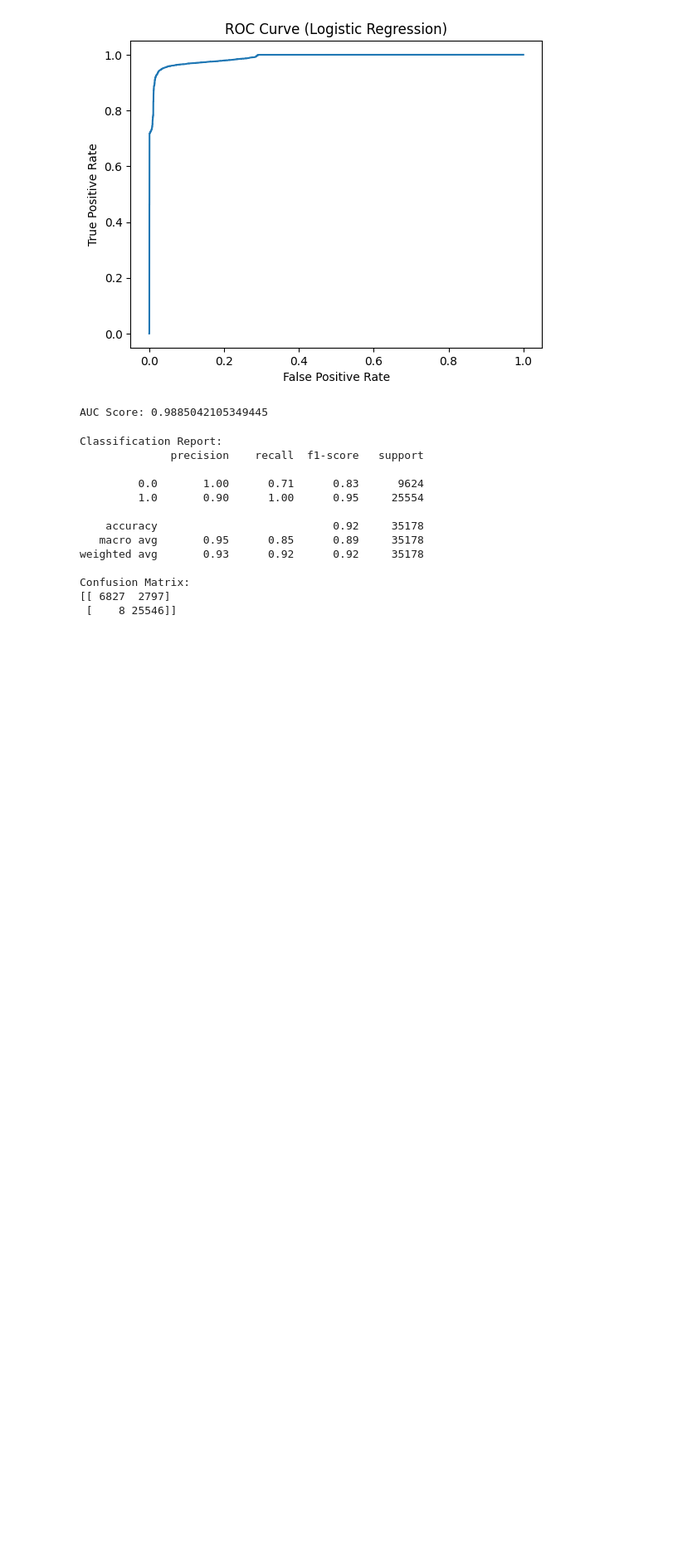
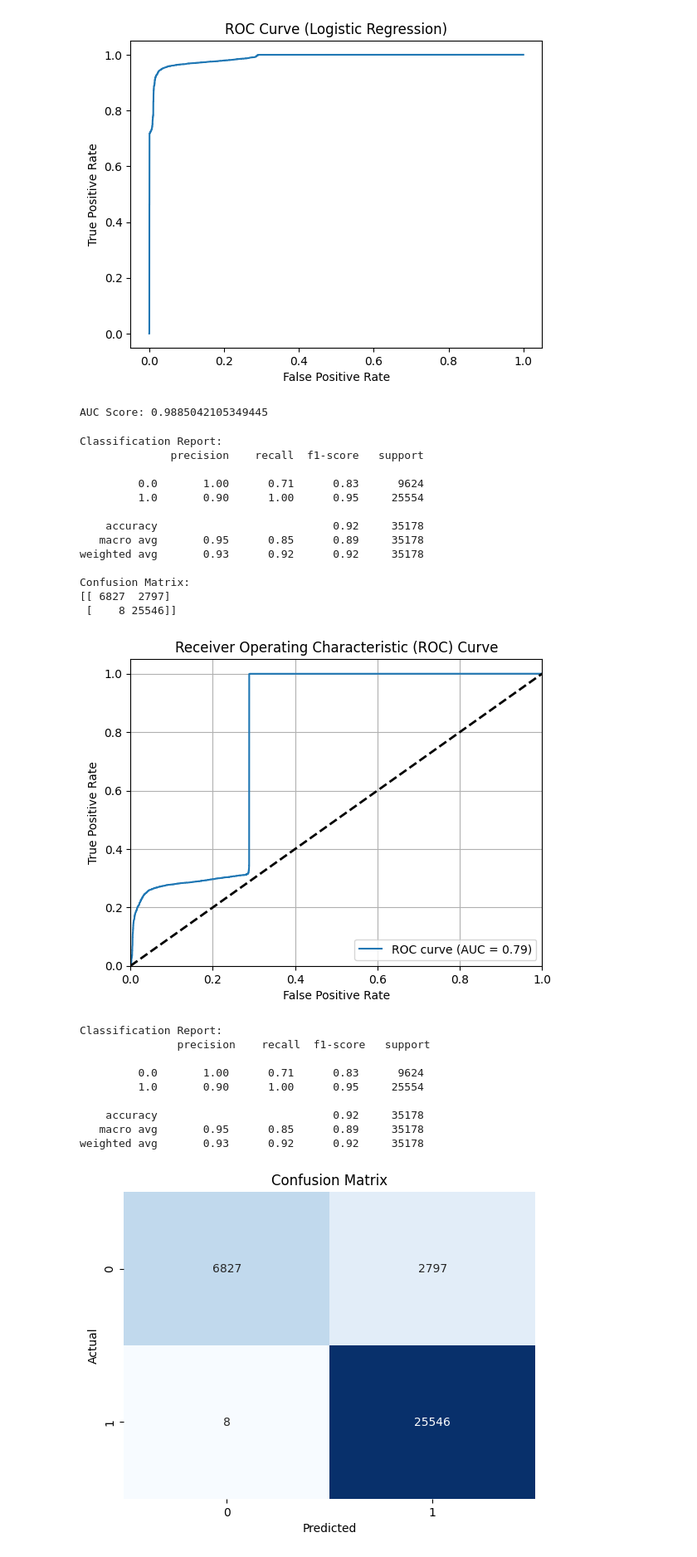
Before and after one commit to davidjcastrejon/ml-cyberattack-detection, a Jupyter notebook: cybersecurity.ipynb, the cells around one changed output. Shown at 83% size. Saved outputs shown, nothing was run; the diff lists cells and outputs as text; code cells hidden in the pictures; blank space fills up the shorter version.

Commit message:
All ML models finished and plotted

```diff
--- a/cybersecurity.ipynb
+++ b/cybersecurity.ipynb
@@ -581,6 +589,60 @@ weighted avg       0.93      0.92      0.92     35178
 Confusion Matrix:
 [[ 6827  2797]
  [    8 25546]]
+# %%
+import numpy as np
+import matplotlib.pyplot as plt
+from sklearn.metrics import roc_curve, auc, confusion_matrix, classification_report
+import seaborn as sns
+
+# Assuming you have your SVM model trained and X_test, y_test loaded
+
+# Get decision function scores for the test set
+y_scores = svm_model.decision_function(X_test)
+
+# Compute ROC curve and ROC area
+fpr, tpr, _ = roc_curve(y_test, y_scores)
+roc_auc = auc(fpr, tpr)
+
+# Plot ROC curve
+plt.plot(fpr, tpr, label=f'ROC curve (AUC = {roc_auc:.2f})')
+plt.plot([0, 1], [0, 1], 'k--', lw=2)  # Plot random curve
+plt.xlim([0.0, 1.0])
+plt.ylim([0.0, 1.05])
+plt.xlabel('False Positive Rate')
+plt.ylabel('True Positive Rate')
+plt.title('Receiver Operating Characteristic (ROC) Curve')
+plt.legend(loc='lower right')
+plt.grid(True)
+plt.show()
+
+# Generate classification report
+report = classification_report(y_test, y_pred)
+
+# Print classification report
+print("Classification Report:\n", report)
+
+# Compute confusion matrix
+cm = confusion_matrix(y_test, y_pred)
+
+# Plot confusion matrix
+sns.heatmap(cm, annot=True, fmt='d', cmap='Blues', cbar=False)
+plt.title('Confusion Matrix')
+plt.xlabel('Predicted')
+plt.ylabel('Actual')
+plt.show()
+# %% [output]
+[figure, added]
+Classification Report:
+               precision    recall  f1-score   support
+
+         0.0       1.00      0.71      0.83      9624
+         1.0       0.90      1.00      0.95     25554
+
+    accuracy                           0.92     35178
+   macro avg       0.95      0.85      0.89     35178
+weighted avg       0.93      0.92      0.92     35178
+[figure, added]
 # %%
 import tensorflow as tf
 from tensorflow.keras import layers, models
```
Also changed, not shown: parts of 6 cells of this notebook.
